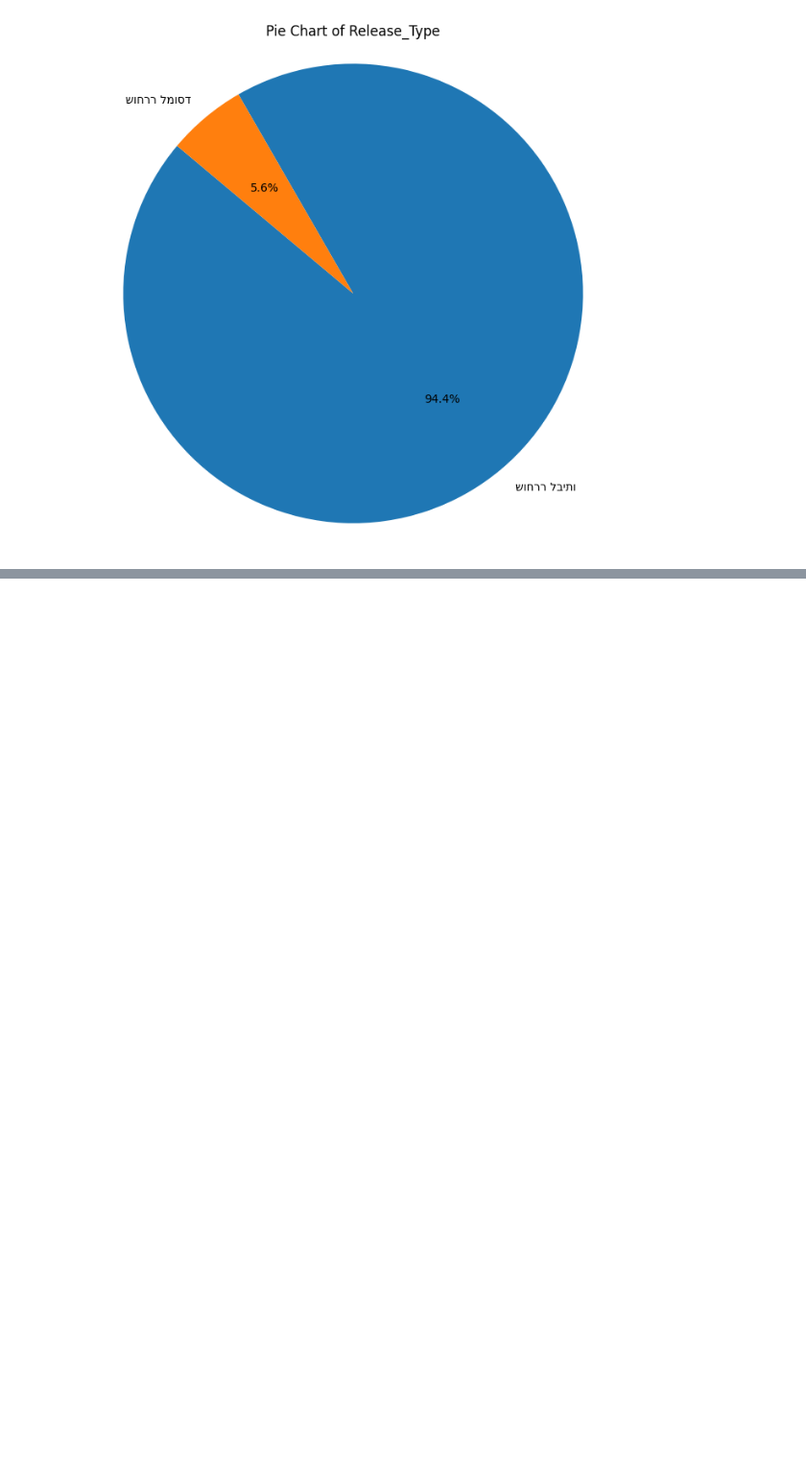
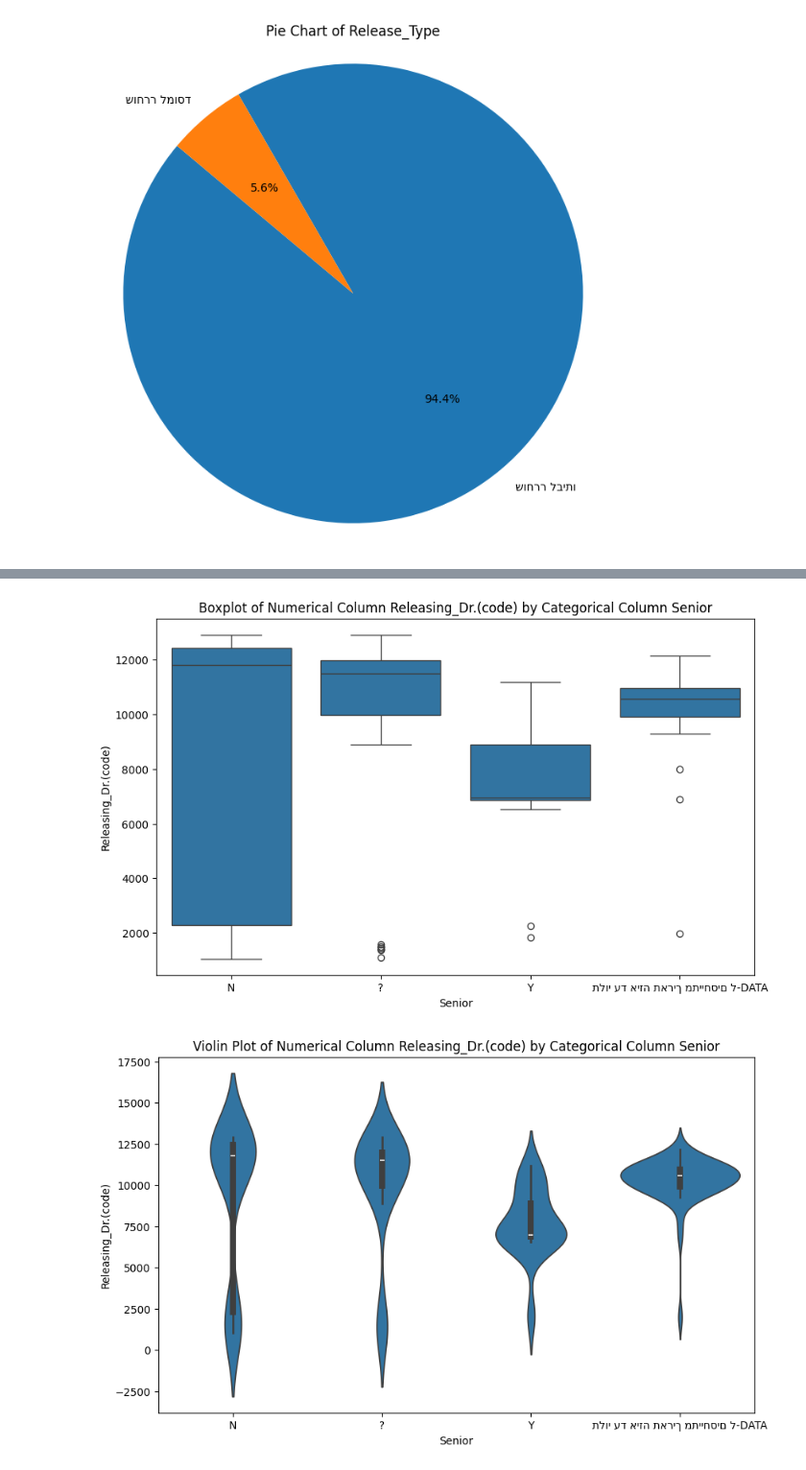
Before and after one commit to RyanWri/data-science2-lab-final-project, a Jupyter notebook: src/team_2/team_2_results.ipynb, the cells around one changed output, grey strips where cells are left out. Shown at 96% size. Drawn from its saved outputs; the diff is of its cells as text; code cells hidden in the pictures; blank space fills up the shorter version.

```diff
--- a/src/team_2/team_2_results.ipynb
+++ b/src/team_2/team_2_results.ipynb
@@ -159,0 +217,5 @@ hDoctor_df.head()
+# %%
+releaseDoctors.numeric_vs_categorical("Releasing_Dr.(code)","Senior")
+# %% [output]
+[figure, added]
+[figure, added]
```
Also changed, not shown: parts of 12 cells of this notebook, 3 other files.
